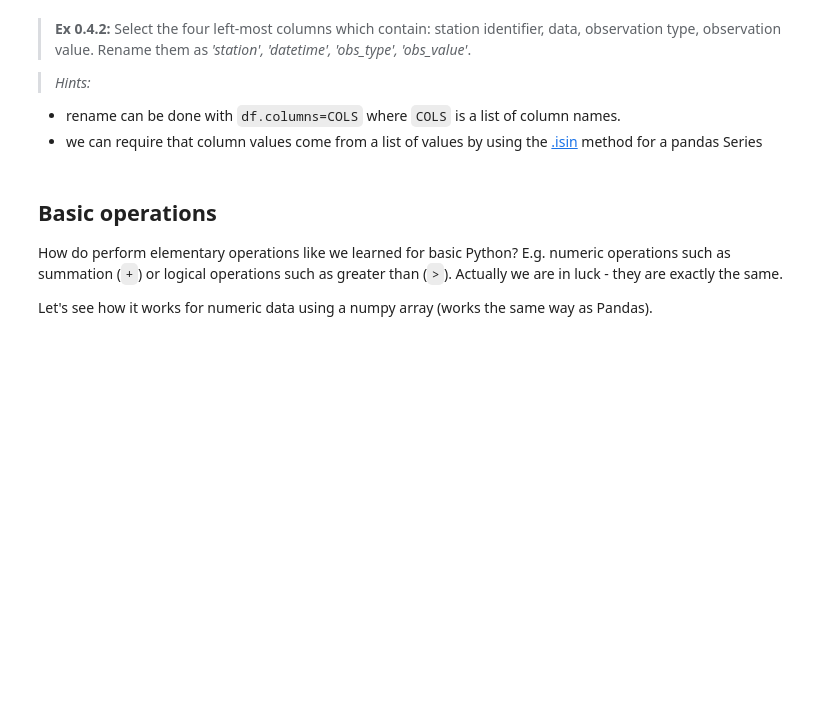
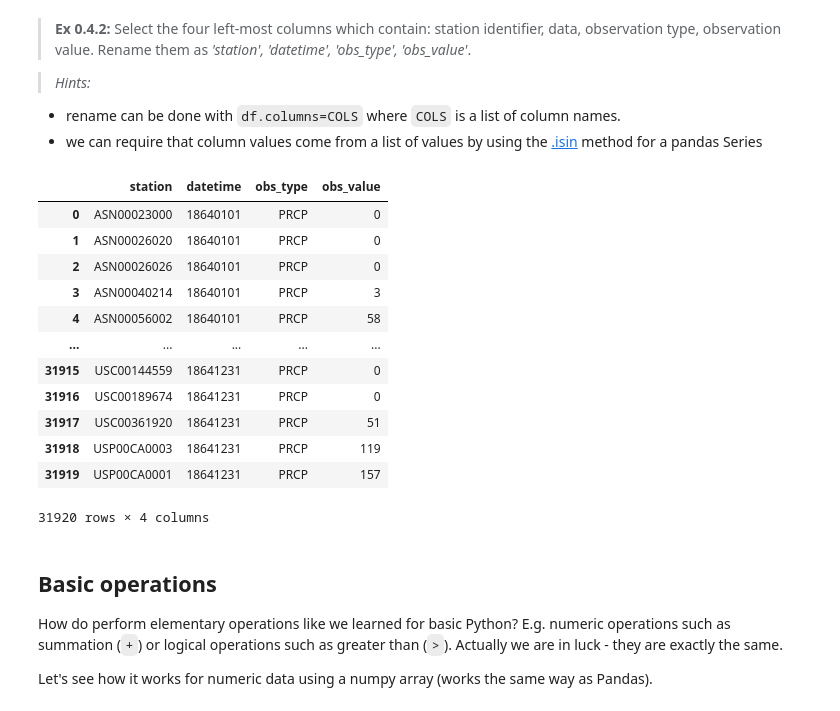
Before and after one commit to annarenneke/AnnaRenneke, a Jupyter notebook: assignment_0_ALR.ipynb, the cells around one changed output. Drawn from its saved outputs; the diff is of its cells as text; code cells hidden in the pictures; blank space fills up the shorter version.

```diff
--- a/assignment_0_ALR.ipynb
+++ b/assignment_0_ALR.ipynb
@@ -971,3 +1053,23 @@ raise NotImplementedError()
+# %%
+#CODE
+COLS = ['station', 'datetime', 'obs_type', 'obs_value']
+df_weather = df_weather.iloc[:,:4]
+df_weather.columns = COLS
+df_weather
+# %% [output]
+|  | station | datetime | obs_type | obs_value |
+| 0 | ASN00023000 | 18640101 | PRCP | 0 |
+| 1 | ASN00026020 | 18640101 | PRCP | 0 |
+| 2 | ASN00026026 | 18640101 | PRCP | 0 |
+| 3 | ASN00040214 | 18640101 | PRCP | 3 |
+| 4 | ASN00056002 | 18640101 | PRCP | 58 |
+| ... | ... | ... | ... | ... |
+| 31915 | USC00144559 | 18641231 | PRCP | 0 |
+| 31916 | USC00189674 | 18641231 | PRCP | 0 |
+| 31917 | USC00361920 | 18641231 | PRCP | 51 |
+| 31918 | USP00CA0003 | 18641231 | PRCP | 119 |
+| 31919 | USP00CA0001 | 18641231 | PRCP | 157 |
+31920 rows × 4 columns
 # %%
 assert len(df_weather.columns) == 4
 assert df_weather.columns[0] == "station"
```
Also changed, not shown: parts of 46 cells of this notebook, 3 other files.
